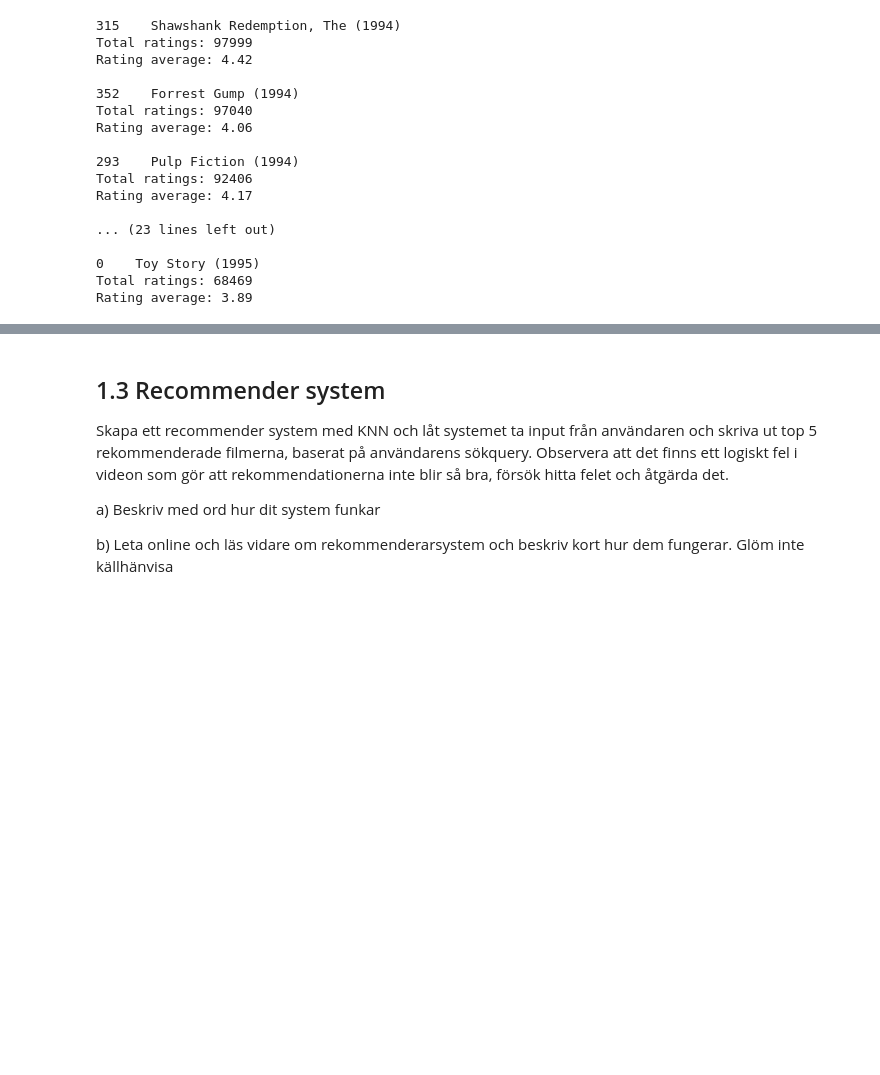
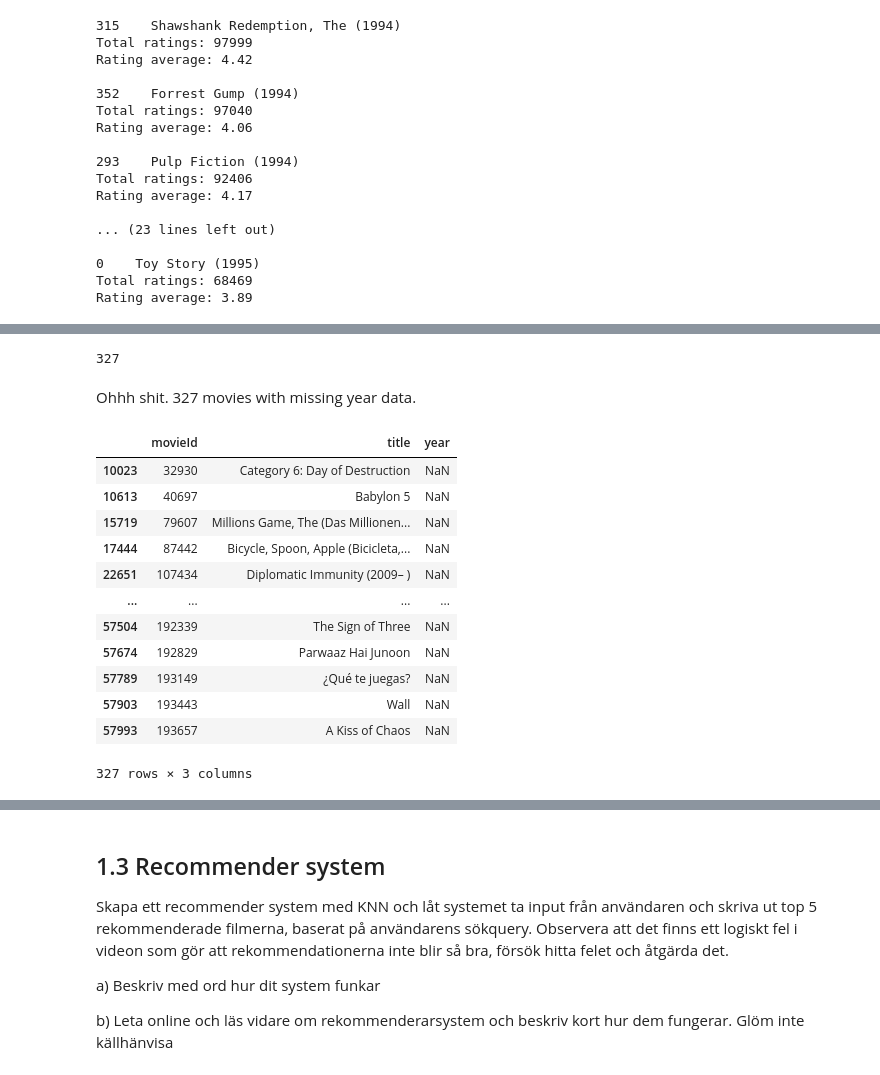
Before and after one commit to wlinds/ITHS-AI22-ML, a Jupyter notebook: Labb/ml-recommender.ipynb, the cells around one changed output, grey strips where cells are left out. Saved outputs shown, nothing was run; the diff lists cells and outputs as text; code cells hidden in the pictures; blank space fills up the shorter version.

```diff
--- a/Labb/ml-recommender.ipynb
+++ b/Labb/ml-recommender.ipynb
@@ -258,0 +253,24 @@ muvee
+# %%
+df_movies['year'].isna().sum()
+# %% [output]
+327
+# %% [markdown]
+Ohhh shit. 327 movies with missing year data.
+# %%
+df_missing_year = df_movies[df_movies['year'].isna()]
+
+df_missing_year
+# %% [output]
+|  | movieId | title | year |
+| 10023 | 32930 | Category 6: Day of Destruction | NaN |
+| 10613 | 40697 | Babylon 5 | NaN |
+| 15719 | 79607 | Millions Game, The (Das Millionen... | NaN |
+| 17444 | 87442 | Bicycle, Spoon, Apple (Bicicleta,... | NaN |
+| 22651 | 107434 | Diplomatic Immunity (2009– ) | NaN |
+| ... | ... | ... | ... |
+| 57504 | 192339 | The Sign of Three | NaN |
+| 57674 | 192829 | Parwaaz Hai Junoon | NaN |
+| 57789 | 193149 | ¿Qué te juegas? | NaN |
+| 57903 | 193443 | Wall | NaN |
+| 57993 | 193657 | A Kiss of Chaos | NaN |
+327 rows × 3 columns
```
Also changed, not shown: parts of 31 cells of this notebook.
